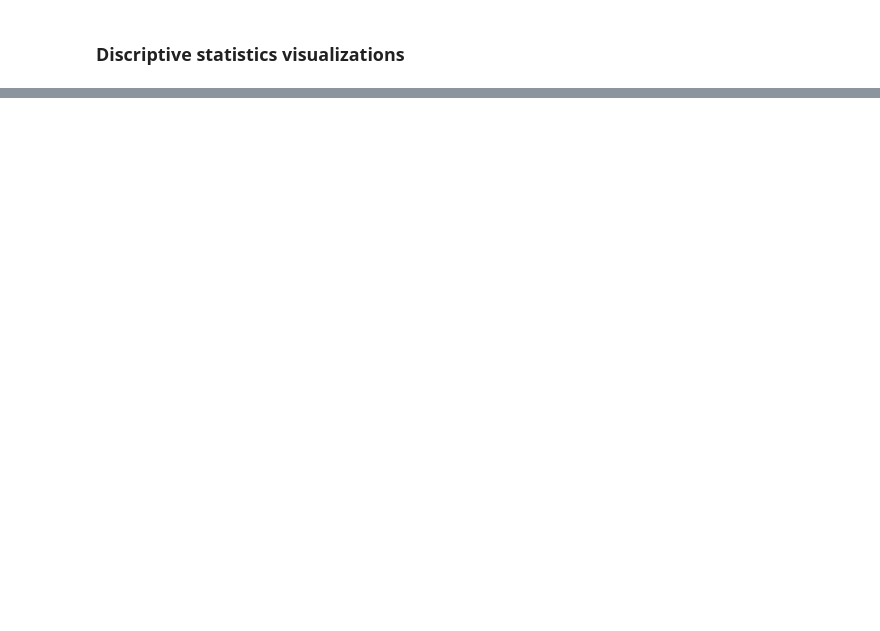
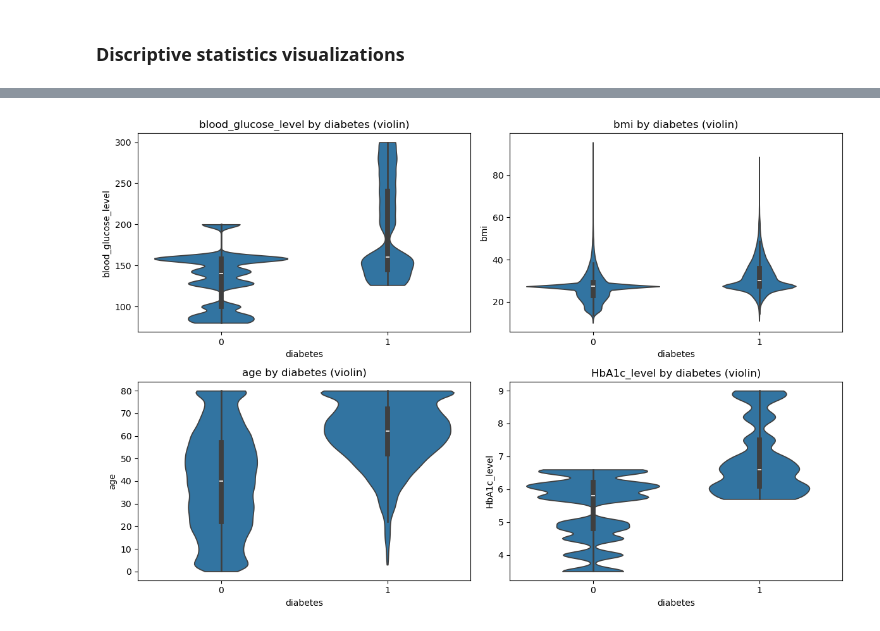
Before and after one commit to pwoosam/aai-500-diabetes-prediction, a Jupyter notebook: notebooks/datacleaning_and_eda.ipynb, the cells around one changed output, grey strips where cells are left out. Cells and saved outputs as stored; diff of their text form; code cells hidden in the pictures; blank space fills up the shorter version.

```diff
--- a/notebooks/datacleaning_and_eda.ipynb
+++ b/notebooks/datacleaning_and_eda.ipynb
@@ -233,0 +240,10 @@ plt.show()
+# %%
+plt.figure(figsize=(12, 8))
+for i, col in enumerate(df_quantitative_columns, 1):
+    plt.subplot(2, 2, i)
+    sns.violinplot(x='diabetes', y=col, data=df_clean, inner='box', cut=0)
+    plt.title(f"{col} by diabetes (violin)")
+plt.tight_layout()
+plt.show()
+# %% [output]
+[figure, added]
```
Also changed, not shown: parts of 11 cells of this notebook.
